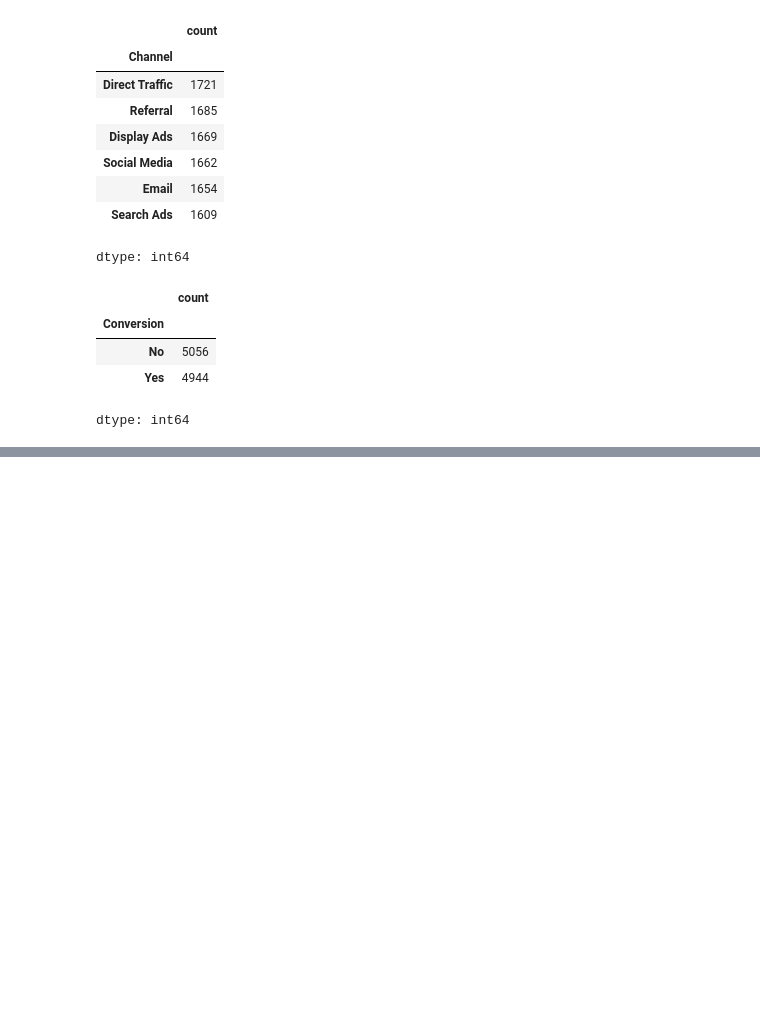
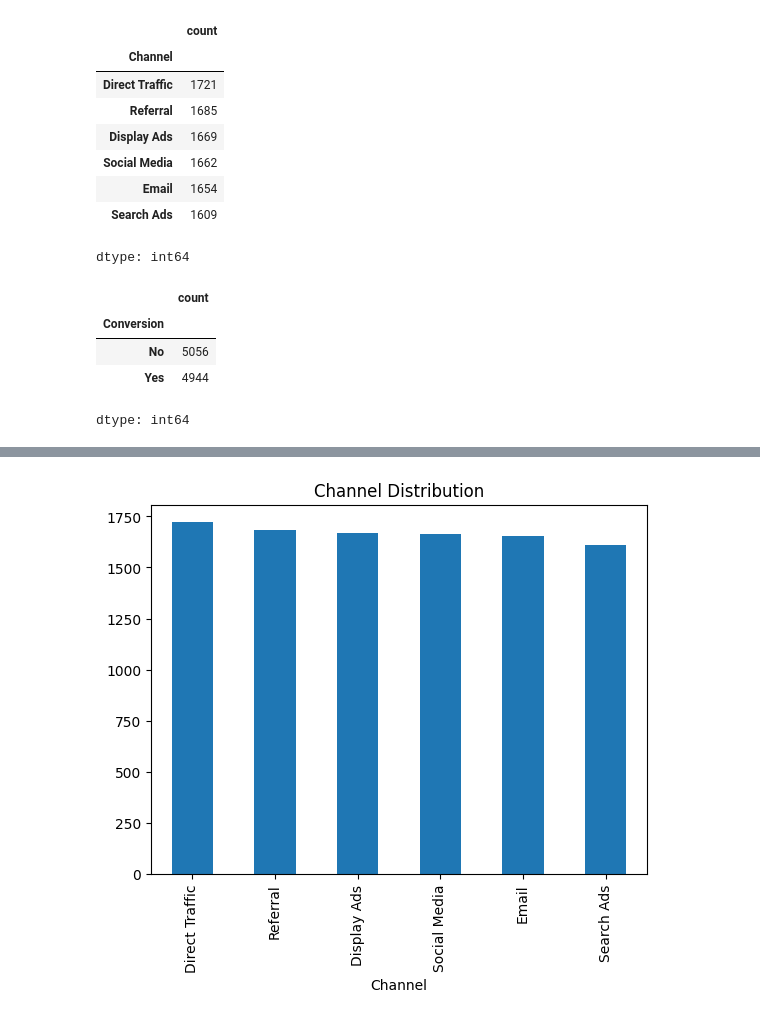
Before and after one commit to SUKstudent/Infotact_Data_Analytics_Internship, a Jupyter notebook: notebooks/EDA.ipynb, the cells around one changed output, grey strips where cells are left out. Drawn from its saved outputs; the diff is of its cells as text; code cells hidden in the pictures; blank space fills up the shorter version.

```diff
--- a/notebooks/EDA.ipynb
+++ b/notebooks/EDA.ipynb
@@ -94,0 +107,2 @@ dtype: int64
+# %%
+df = pd.read_csv('multi_touch_attribution_data (1).csv')
@@ -94,0 +173,6 @@ dtype: int64
+# %%
+df['Channel'].value_counts().plot(kind='bar')
+plt.title('Channel Distribution')
+plt.show()
+# %% [output]
+[figure, added]
```
Also changed, not shown: parts of 13 cells of this notebook.
